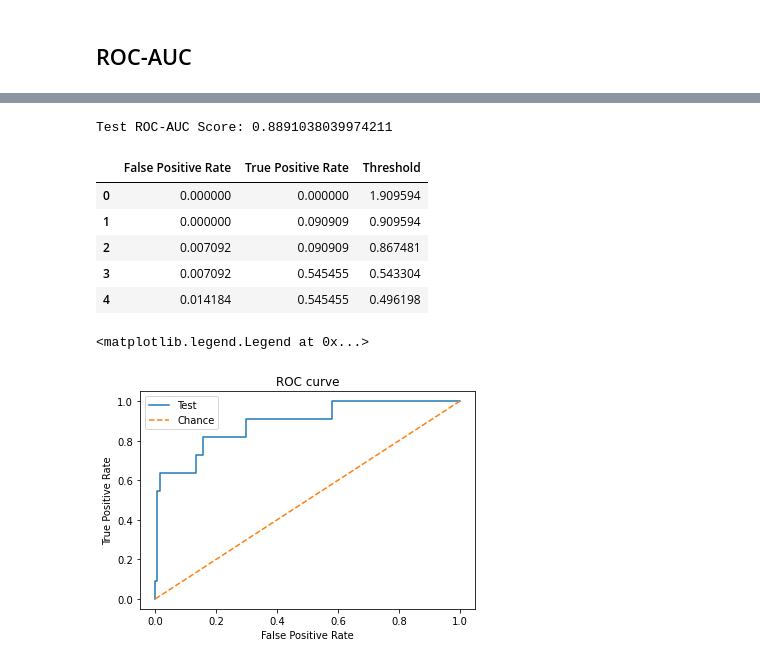
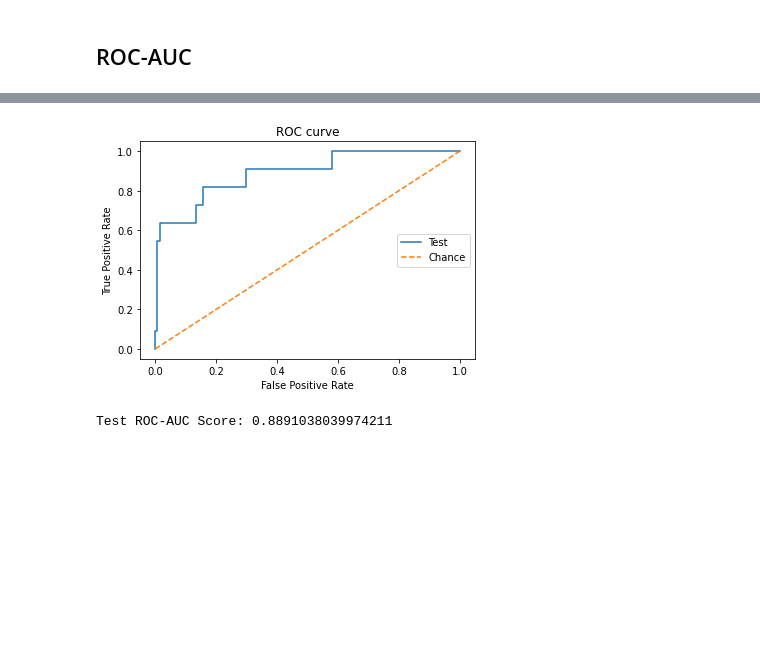
Before and after one commit to KWeatherwalks/EduWikiML, a Jupyter notebook: LogisticRegressionModel.ipynb, the cells around one changed output, grey strips where cells are left out. Saved outputs shown, nothing was run; the diff lists cells and outputs as text; code cells hidden in the pictures; blank space fills up the shorter version.

Commit message:
test RF classifier and create visualizations

```diff
--- a/LogisticRegressionModel.ipynb
+++ b/LogisticRegressionModel.ipynb
@@ -254,33 +271,15 @@ plot_confusion_matrix(
+# %%
+fig, ax = plt.subplots()
+
+ax.plot(fpr, tpr, label='Test')
+ax.plot([0,1], ls='--', label='Chance')
+plt.title('ROC curve')
+plt.xlabel('False Positive Rate')
+plt.ylabel('True Positive Rate')
+plt.legend(loc='right');
+# %% [output]
+[figure, added]
 # %%
 print("Test ROC-AUC Score:", roc_auc_score(y_test.map({'Yes':1,'No':0}), grid_search.predict_proba(X_test)[:,1]))
 # %% [output]
 Test ROC-AUC Score: 0.8891038039974211
-# %%
-fpr, tpr, thresholds = roc_curve(y_test.map({'Yes':1, 'No':0}), y_pred_prob)
-
-# Results table
-roccurve_df = pd.DataFrame({
-    'False Positive Rate': fpr,
-    'True Positive Rate': tpr,
-    'Threshold': thresholds
-})
-roccurve_df.head()
-# %% [output]
-|  | False Positive Rate | True Positive Rate | Threshold |
-| 0 | 0.000000 | 0.000000 | 1.909594 |
-| 1 | 0.000000 | 0.090909 | 0.909594 |
-| 2 | 0.007092 | 0.090909 | 0.867481 |
-| 3 | 0.007092 | 0.545455 | 0.543304 |
-| 4 | 0.014184 | 0.545455 | 0.496198 |
-# %%
-fig, ax = plt.subplots()
-
-ax.plot(fpr, tpr, label='Test')
-ax.plot([0,1], ls='--', label='Chance')
-plt.title('ROC curve')
-plt.xlabel('False Positive Rate')
-plt.ylabel('True Positive Rate')
-plt.legend()
-# %% [output]
-<matplotlib.legend.Legend at 0x...>
-[figure, removed]
```
Also changed, not shown: parts of 2 cells of this notebook, 3 other files.
